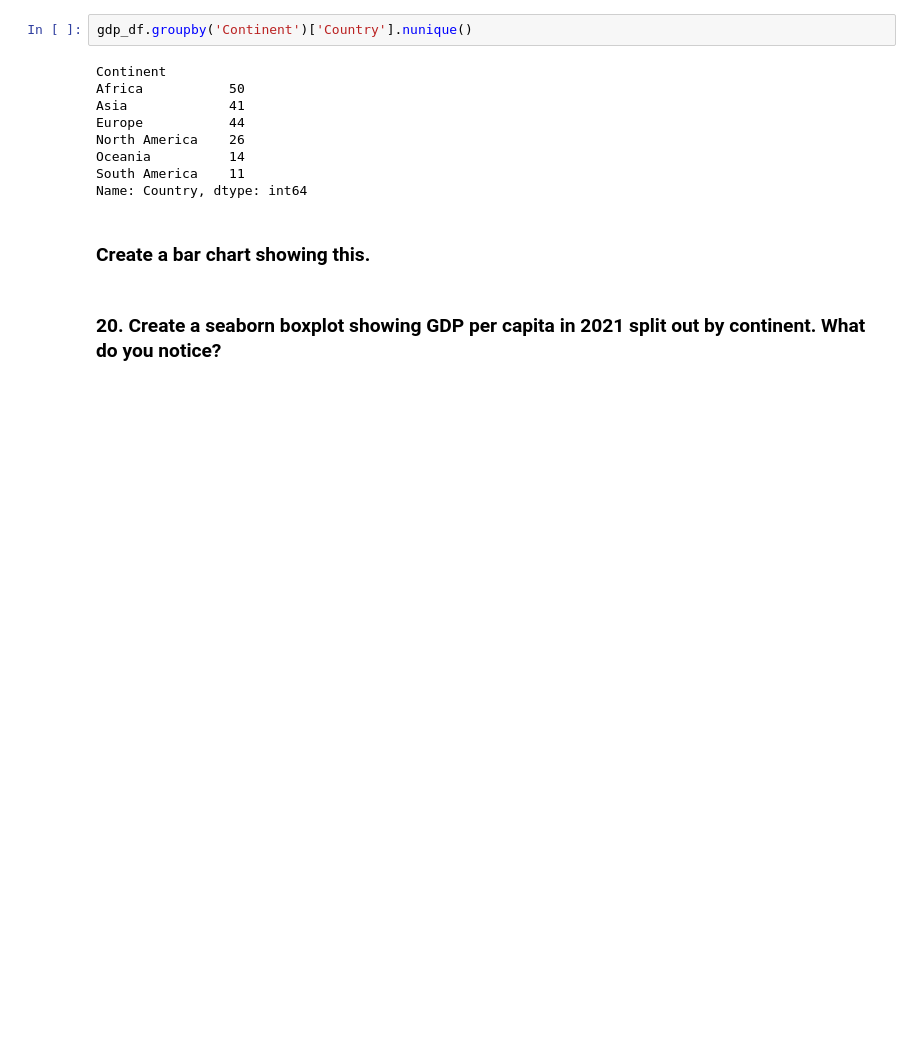
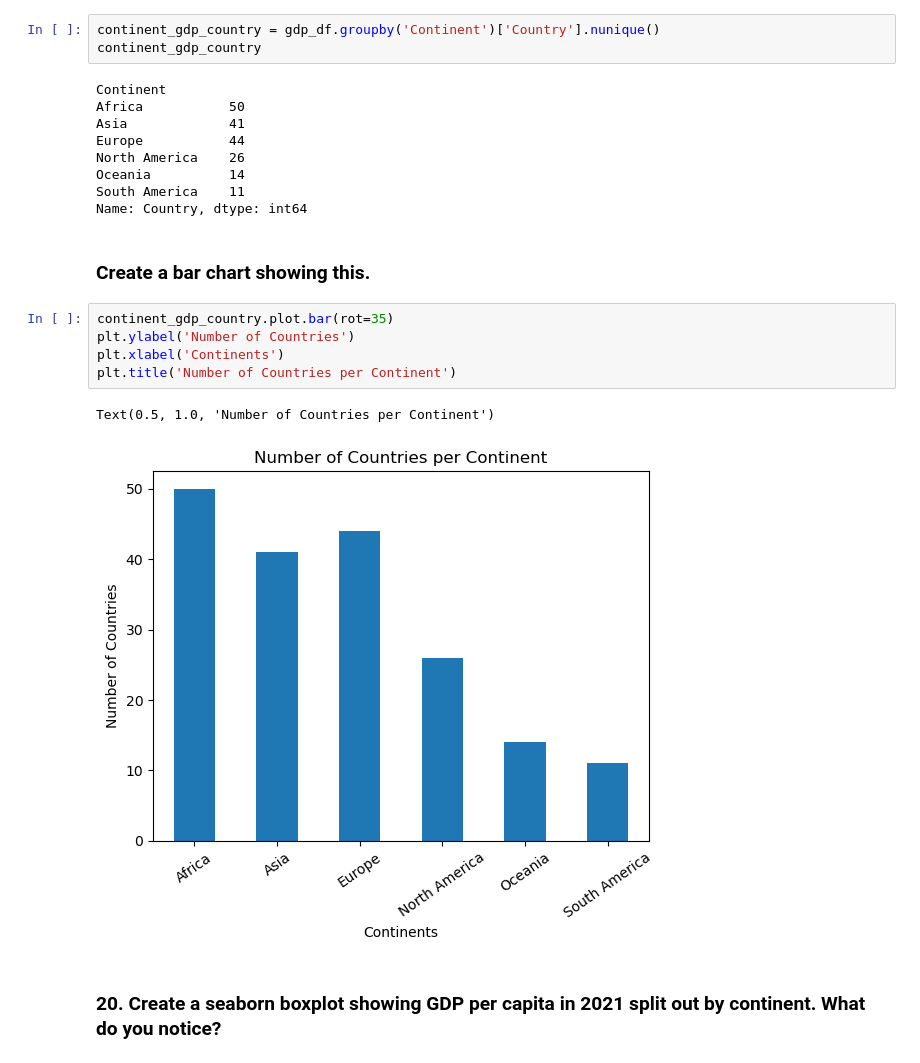
Before and after one commit to nss-data-science-cohort-8/un-exploration-catdgomez, a Jupyter notebook: notebooks/UN_Data_Exploration.ipynb, the cells around one changed output. Drawn from its saved outputs; the diff is of its cells as text; blank space fills up the shorter version.

```diff
--- a/notebooks/UN_Data_Exploration.ipynb
+++ b/notebooks/UN_Data_Exploration.ipynb
@@ -667,7 +735,8 @@ gdp_df
 # %% [markdown]
 ### 19. Determine the number of countries per continent. Create a bar chart showing this.
 # %%
-gdp_df.groupby('Continent')['Country'].nunique()
+continent_gdp_country = gdp_df.groupby('Continent')['Country'].nunique()
+continent_gdp_country
 # %% [output]
 Continent
 Africa           50
@@ -679,5 +748,13 @@ South America    11
 Name: Country, dtype: int64
 # %% [markdown]
 ### Create a bar chart showing this.
+# %%
+continent_gdp_country.plot.bar(rot=35)
+plt.ylabel('Number of Countries')
+plt.xlabel('Continents')
+plt.title('Number of Countries per Continent')
+# %% [output]
+Text(0.5, 1.0, 'Number of Countries per Continent')
+[figure, added]
 # %% [markdown]
 ### 20. Create a seaborn boxplot showing GDP per capita in 2021 split out by continent. What do you notice?
```
Also changed, not shown: parts of 46 cells of this notebook, 3 other files.
